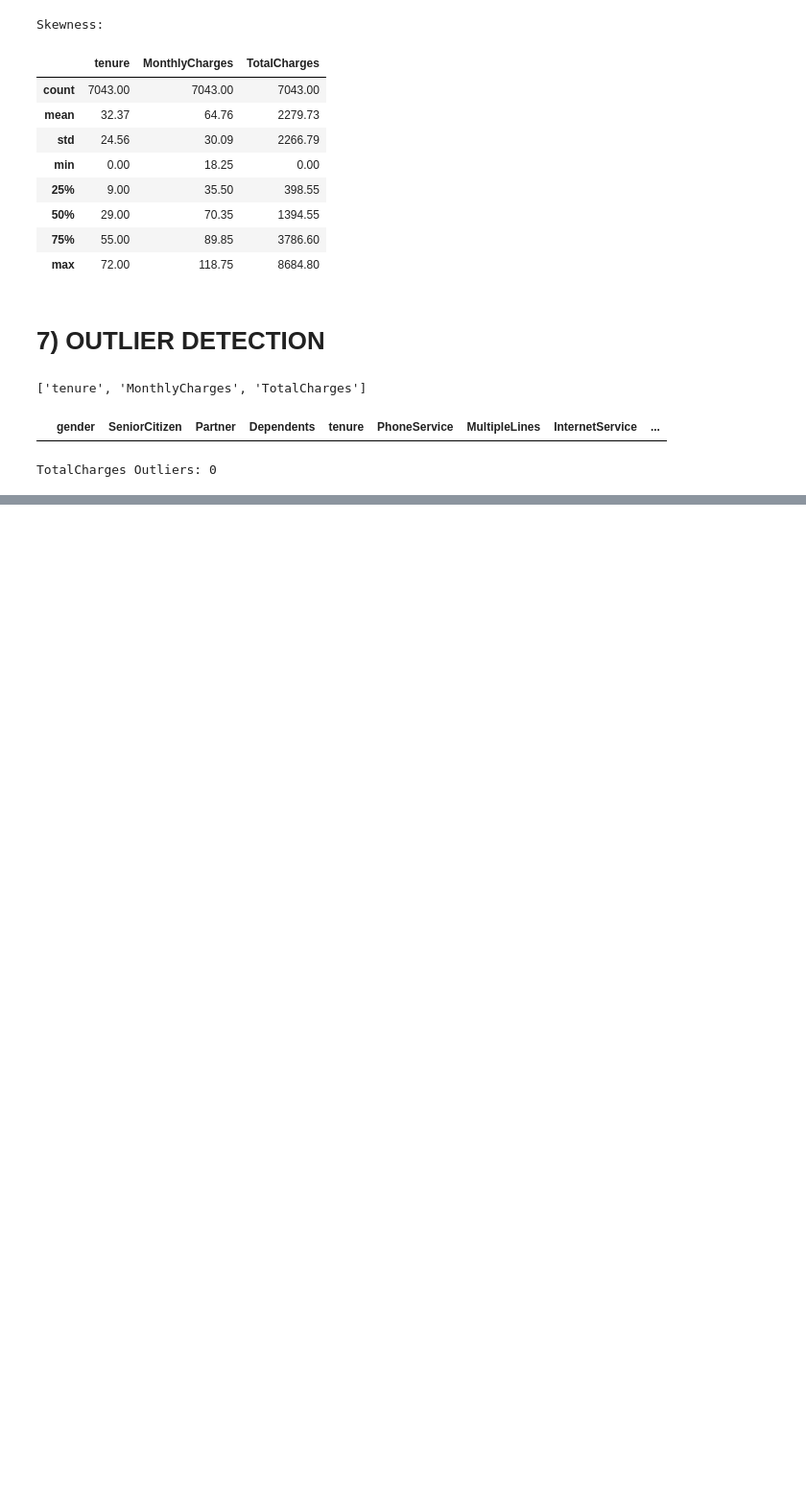
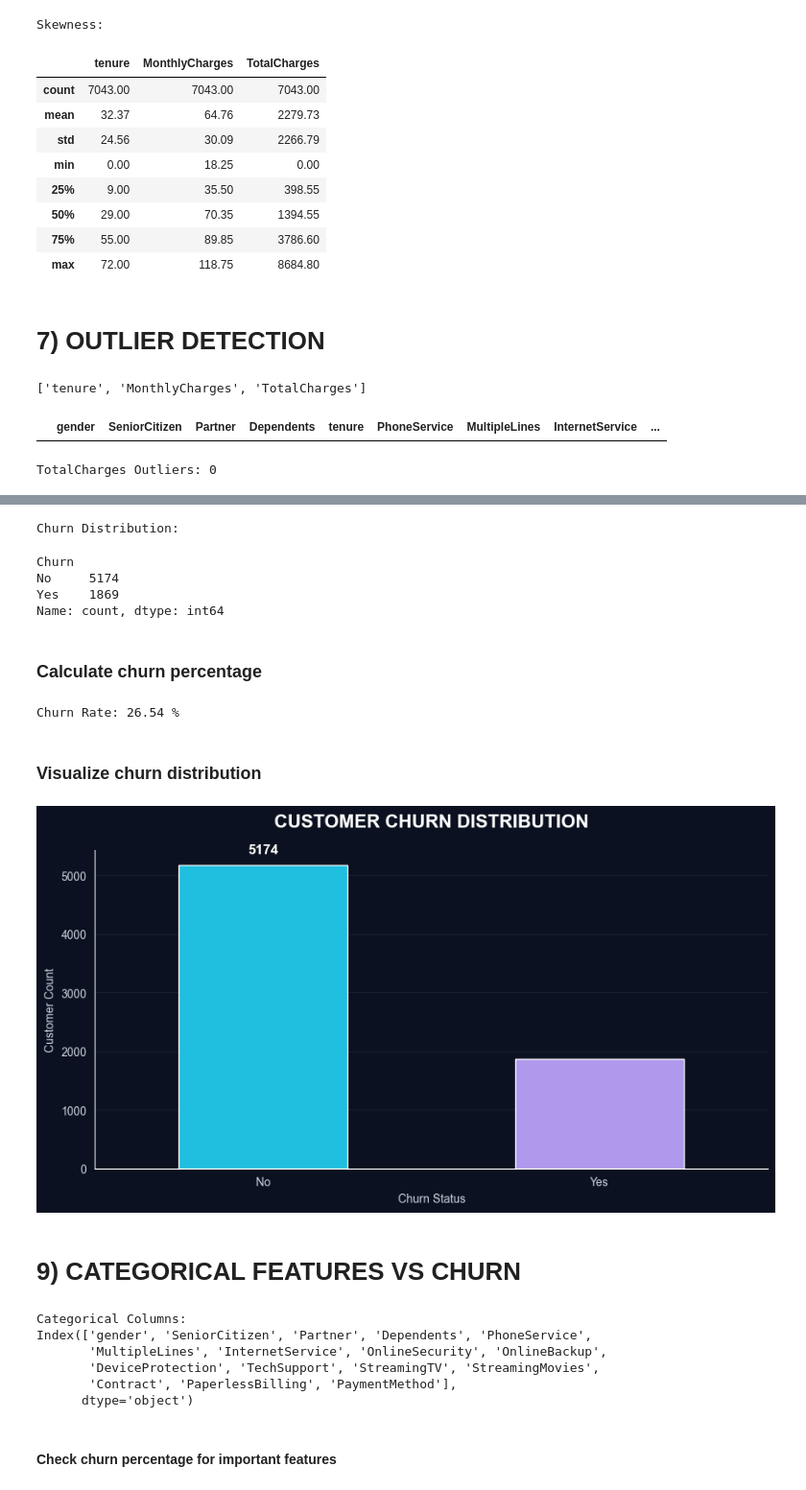
Before and after one commit to ABHINDEV01/ChurnShield-AI, a Jupyter notebook: note book/EDA.ipynb, the cells around one changed output, grey strips where cells are left out. Shown at 96% size. Drawn from its saved outputs; the diff is of its cells as text; code cells hidden in the pictures; blank space fills up the shorter version.

Commit message:
TARGET DISTRIBUTION AND CATEGORICAL FEATURES VS CHURN AND CHI-SQUARE TEST

```diff
--- a/note book/EDA.ipynb
+++ b/note book/EDA.ipynb
@@ -262,0 +267,11 @@ TotalCharges Outliers: 0
+# %%
+print("Churn Distribution:")
+df["Churn"].value_counts()
+# %% [output]
+Churn Distribution:
+Churn
+No     5174
+Yes    1869
+Name: count, dtype: int64
+# %% [markdown]
+### Calculate churn percentage
@@ -262,0 +280,52 @@ TotalCharges Outliers: 0
+# %%
+print("Churn Rate:", round(churn_rate, 2), "%")
+# %% [output]
+Churn Rate: 26.54 %
+# %% [markdown]
+### Visualize churn distribution
+# %%
+
+plt.figure(figsize=(9, 5), facecolor="#0B1120")
+
+ax = sns.countplot(
+    data=df,
+    x="Churn",
+    hue="Churn",
+    palette={"No": "#00D4FF", "Yes": "#A78BFA"},
+    legend=False,
+    width=0.5
+)
+
+ax.set_facecolor("#0B1120")
+
+ax.bar_label(
+    ax.containers[0],
+    fmt="%d",
+    padding=8,
+    color="white",
+    fontsize=12,
+    fontweight="bold"
+)
+
+ax.set_title(
+    "CUSTOMER CHURN DISTRIBUTION",
+    color="white",
+    fontsize=16,
+    fontweight="bold",
+    pad=20
+)
+
+ax.set_xlabel("Churn Status", color="#CBD5E1")
+ax.set_ylabel("Customer Count", color="#CBD5E1")
+
+ax.tick_params(colors="#CBD5E1")
+ax.grid(axis="y", color="#334155", alpha=0.35)
+ax.set_axisbelow(True)
+
+sns.despine()
+plt.tight_layout()
+plt.show()
+# %% [output]
+[figure, added]
+# %% [markdown]
+# 9) CATEGORICAL FEATURES VS CHURN
@@ -262,0 +334,12 @@ TotalCharges Outliers: 0
+# %%
+print("Categorical Columns:")
+print(cat_cols)
+# %% [output]
+Categorical Columns:
+Index(['gender', 'SeniorCitizen', 'Partner', 'Dependents', 'PhoneService',
+       'MultipleLines', 'InternetService', 'OnlineSecurity', 'OnlineBackup',
+       'DeviceProtection', 'TechSupport', 'StreamingTV', 'StreamingMovies',
+       'Contract', 'PaperlessBilling', 'PaymentMethod'],
+      dtype='object')
+# %% [markdown]
+####  Check churn percentage for important features
```
Also changed, not shown: parts of 11 cells of this notebook.
